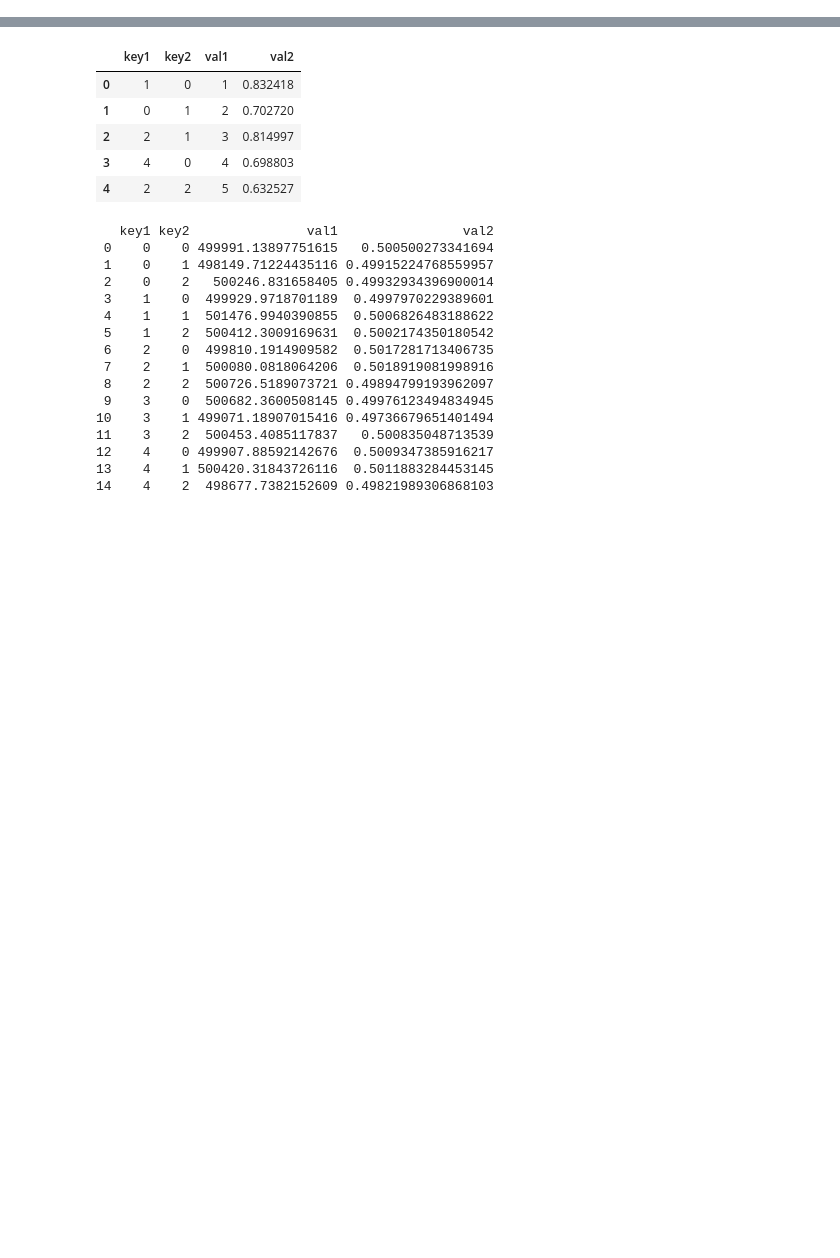
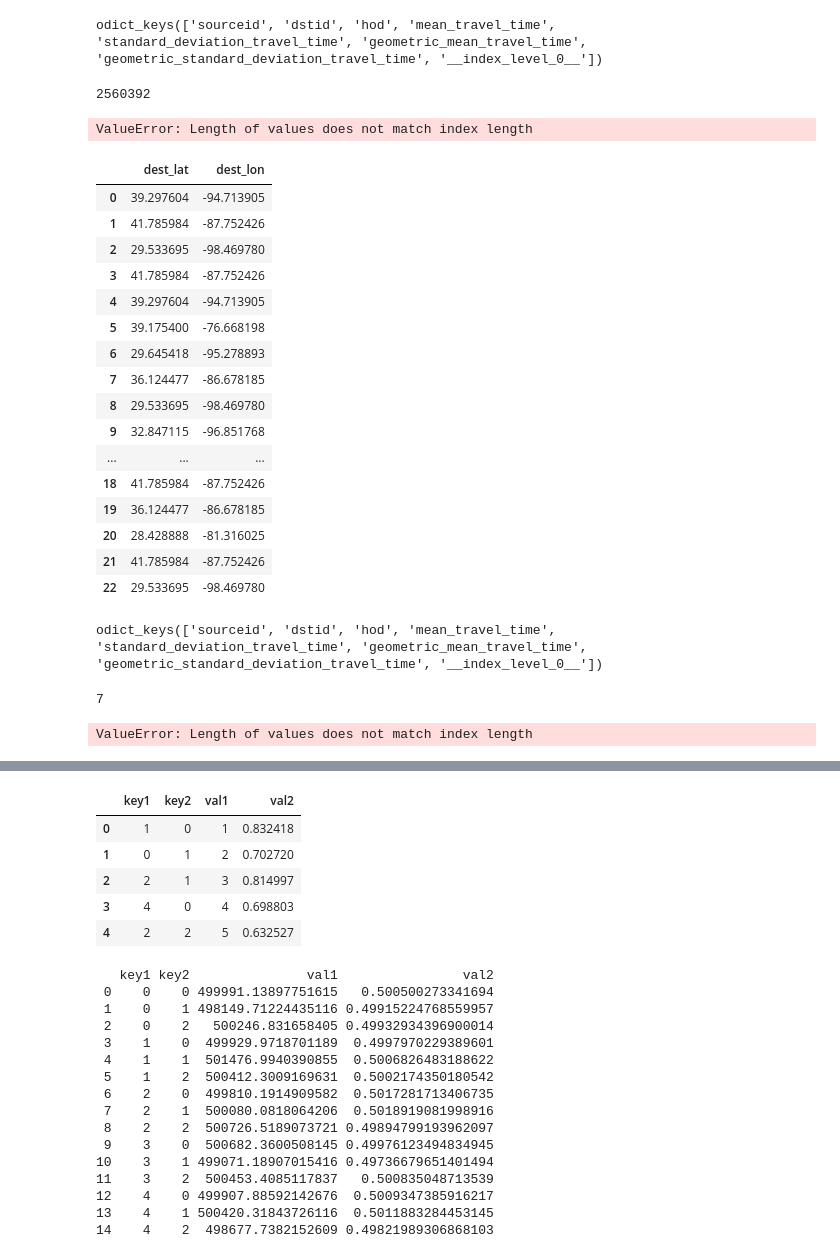
Before and after one commit to rapidsai/cuxfilter, a Jupyter notebook: pygdf.ipynb, the cells around one changed output, grey strips where cells are left out. Drawn from its saved outputs; the diff is of its cells as text; code cells hidden in the pictures; blank space fills up the shorter version.

```diff
--- a/pygdf.ipynb
+++ b/pygdf.ipynb
@@ -11,0 +100,2 @@ def readArrowToDF(source):
+# %%
+gpu_data = cuda.to_device(cpu_data)
@@ -11,0 +104,36 @@ def readArrowToDF(source):
+# %%
+reader = GpuArrowReader(cpu_schema,gpu_data)
+# %%
+temp_df = reader.to_dict()
+# %%
+temp_df.keys()
+# %% [output]
+odict_keys(['sourceid', 'dstid', 'hod', 'mean_travel_time', 'standard_deviation_travel_time', 'geometric_mean_travel_time', 'geometric_standard_deviation_travel_time', '__index_level_0__'])
+# %%
+len(temp_df['geometric_standard_deviation_travel_time'])
+# %% [output]
+2560392
+# %%
+df = DataFrame(temp_df.items())
+# %% [output]
+ValueError: Length of values does not match index length
+# %%
+df.to_pandas()
+# %% [output]
+|  | dest_lat | dest_lon |
+| 0 | 39.297604 | -94.713905 |
+| 1 | 41.785984 | -87.752426 |
+| 2 | 29.533695 | -98.469780 |
+| 3 | 41.785984 | -87.752426 |
+| 4 | 39.297604 | -94.713905 |
+| 5 | 39.175400 | -76.668198 |
+| 6 | 29.645418 | -95.278893 |
+| 7 | 36.124477 | -86.678185 |
+| 8 | 29.533695 | -98.469780 |
+| 9 | 32.847115 | -96.851768 |
+| ... | ... | ... |
+| 18 | 41.785984 | -87.752426 |
+| 19 | 36.124477 | -86.678185 |
+| 20 | 28.428888 | -81.316025 |
+| 21 | 41.785984 | -87.752426 |
+| 22 | 29.533695 | -98.469780 |
@@ -11,0 +142,4 @@ def readArrowToDF(source):
+# %%
+temp_df.keys()
+# %% [output]
+odict_keys(['sourceid', 'dstid', 'hod', 'mean_travel_time', 'standard_deviation_travel_time', 'geometric_mean_travel_time', 'geometric_standard_deviation_travel_time', '__index_level_0__'])
@@ -11,0 +148,8 @@ def readArrowToDF(source):
+# %%
+len(temp_df)
+# %% [output]
+7
+# %%
+df = DataFrame(reader.to_dict().items())
+# %% [output]
+ValueError: Length of values does not match index length
```
Also changed, not shown: parts of 41 cells of this notebook, 11 other files.
